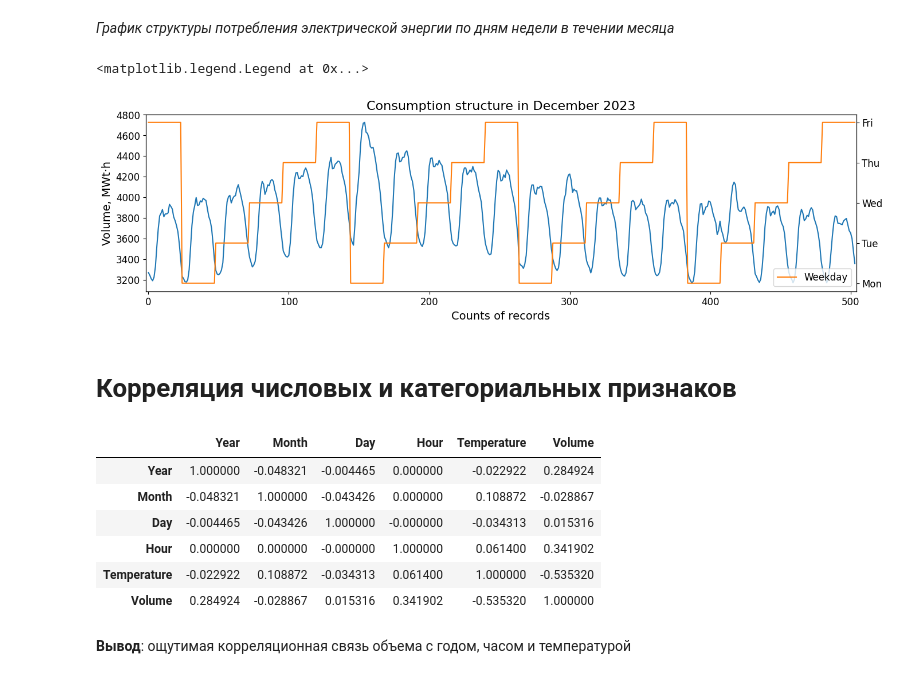
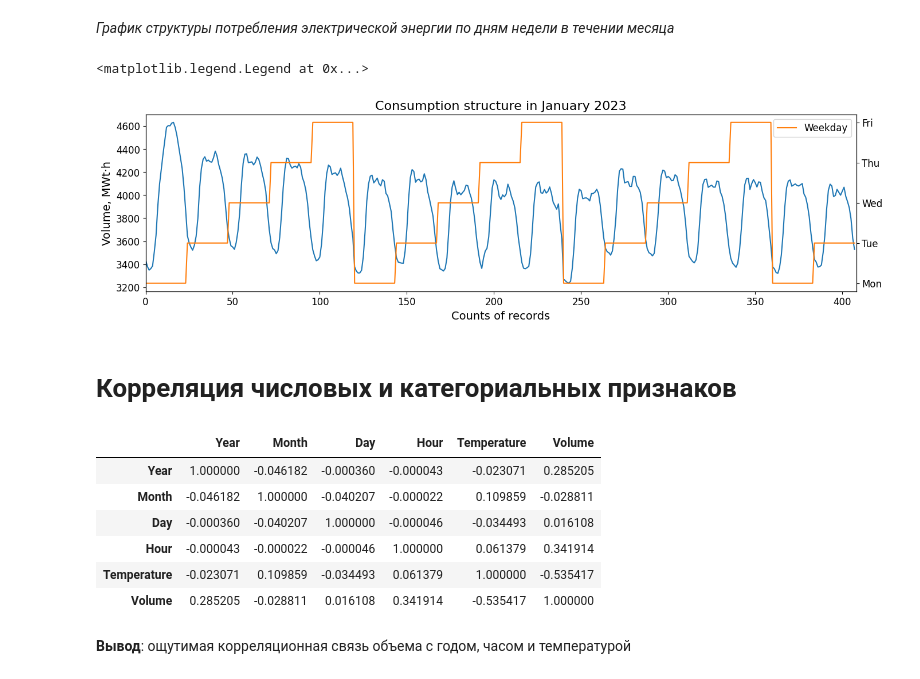
Before and after one commit to caapel/ForecastPowerEnergy, a Jupyter notebook: volume_energy_analisys_XGBoost.ipynb, the cells around one changed output. Cells and saved outputs as stored; diff of their text form; code cells hidden in the pictures.

```diff
--- a/volume_energy_analisys_XGBoost.ipynb
+++ b/volume_energy_analisys_XGBoost.ipynb
@@ -229,9 +229,9 @@ def prepareData(df, df_weather, lag_start = 1, lag_end = 5):
 
     df = df[['Year', 'Month', 'Day', 'Hour', 'Weekday', 'Temperature', 'Volume']]  # упорядочиваем столбцы
 
-    # добавляем суточные лаги исходного ряда
+    '''# добавляем суточные лаги исходного ряда
     for i in range(lag_start, lag_end + 1): # (интервал 1-5 т.к. отсутствуют сб и вск)
-        df[f"lag-{i}"] = df.Volume.shift(i*24)
+        df[f"lag-{i}"] = df.Volume.shift(i*24)'''
 
     df = df.dropna()
     df.reset_index(drop=True, inplace=True)
@@ -386,28 +370,28 @@ Text(0.5, 1.0, 'Graph of average daily consumption and average daily temperature
 # %%
 month = list(name for name in calendar.month_name)
 
-df_month = df_test[df_test['Month'] == 12]  # указываем интересующий нас месяц
+df_month = df_test[df_test['Month'] == 1]  # указываем интересующий нас месяц
 df_month.reset_index(drop=True, inplace=True)
 
 fig, df_volume = plt.subplots(figsize=(16,4))
 df_weekday = df_volume.twinx()
 
 df_volume.plot(df_month['Volume'], label='Volume')
 df_weekday.plot(df_month['Weekday'], label='Weekday', color='#ff7f0e')
 
 plt.rcParams['font.size'] = '12'
 
-df_volume.set_xlim(-2, 504)
+df_volume.set_xlim(0, df_month.shape[0])
 df_volume.set_ylabel('Volume, MWt·h', fontsize = 14)
 df_volume.set_xlabel('Counts of records', fontsize = 14)
 df_weekday.yaxis.set_major_locator(ticker.FixedLocator([0, 1, 2, 3, 4, 5, 6]))
 df_weekday.yaxis.set_major_formatter(ticker.FixedFormatter(['Mon', 'Tue', 'Wed', 'Thu', 'Fri', 'Sat', 'Sun']))
 
 plt.title(f'Сonsumption structure in {month[df_month.Month[0]]} {datetime.now().year-1}', fontsize = 16)
 plt.legend()
 # %% [output]
 <matplotlib.legend.Legend at 0x...>
-[figure, old version]
+[figure, new version]
 # %% [markdown]
 # Корреляция числовых и категориальных признаков
 # %%
@@ -419,12 +403,12 @@ df_gen = df_general[['Year', 'Month', 'Day', 'Hour', 'Temperature', 'Volume']]
 df_gen.corr('pearson').style.background_gradient(cmap=color_map, vmin = -1, vmax=1)
 # %% [output]
 |  | Year | Month | Day | Hour | Temperature | Volume |
-| Year | 1.000000 | -0.048321 | -0.004465 | 0.000000 | -0.022922 | 0.284924 |
-| Month | -0.048321 | 1.000000 | -0.043426 | 0.000000 | 0.108872 | -0.028867 |
-| Day | -0.004465 | -0.043426 | 1.000000 | -0.000000 | -0.034313 | 0.015316 |
-| Hour | 0.000000 | 0.000000 | -0.000000 | 1.000000 | 0.061400 | 0.341902 |
-| Temperature | -0.022922 | 0.108872 | -0.034313 | 0.061400 | 1.000000 | -0.535320 |
-| Volume | 0.284924 | -0.028867 | 0.015316 | 0.341902 | -0.535320 | 1.000000 |
+| Year | 1.000000 | -0.046182 | -0.000360 | -0.000043 | -0.023071 | 0.285205 |
+| Month | -0.046182 | 1.000000 | -0.040207 | -0.000022 | 0.109859 | -0.028811 |
+| Day | -0.000360 | -0.040207 | 1.000000 | -0.000046 | -0.034493 | 0.016108 |
+| Hour | -0.000043 | -0.000022 | -0.000046 | 1.000000 | 0.061379 | 0.341914 |
+| Temperature | -0.023071 | 0.109859 | -0.034493 | 0.061379 | 1.000000 | -0.535417 |
+| Volume | 0.285205 | -0.028811 | 0.016108 | 0.341914 | -0.535417 | 1.000000 |
 # %% [markdown]
 **Вывод**: ощутимая корреляционная связь объема с годом, часом и температурой
 # %% [markdown]
```
Also changed, not shown: parts of 17 cells of this notebook, 1 other file.
